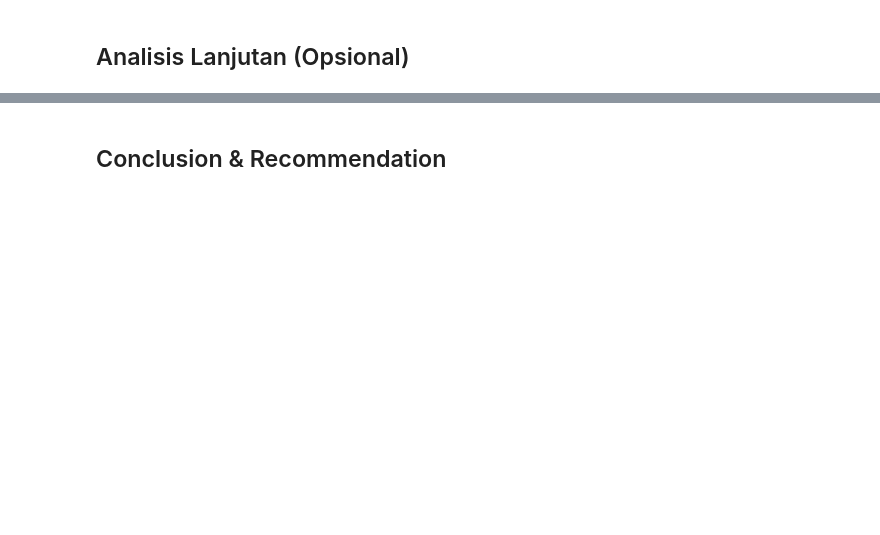
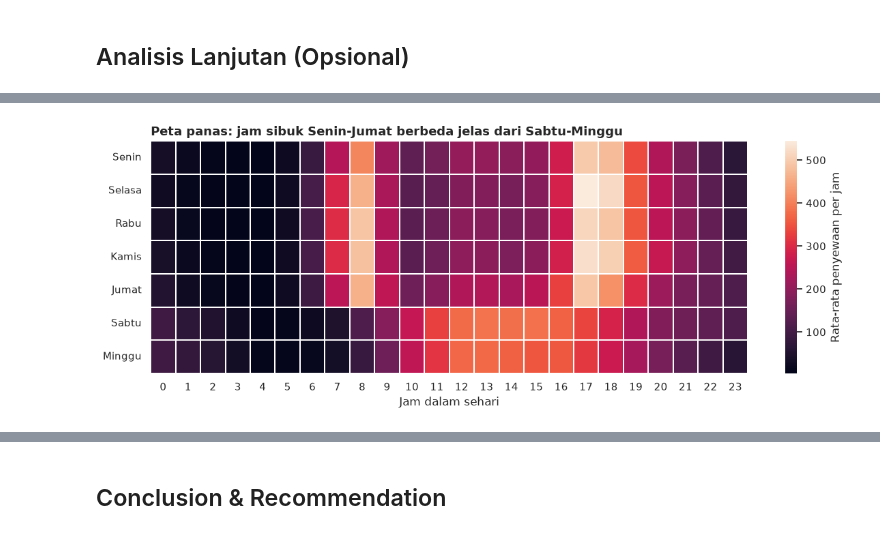
Before and after one commit to Hisyam-L/submission_fundadataanalisis, a Jupyter notebook: Proyek_Analisis_Data.ipynb, the cells around one changed output, grey strips where cells are left out. Saved outputs shown, nothing was run; the diff lists cells and outputs as text; code cells hidden in the pictures; blank space fills up the shorter version.

```diff
--- a/Proyek_Analisis_Data.ipynb
+++ b/Proyek_Analisis_Data.ipynb
@@ -58,0 +96,4 @@ Keterangan:
+# %%
+hour_df = pd.read_csv("data/hour.csv")
+print("Ukuran hour_df:", hour_df.shape)
+hour_df.head()
@@ -78,0 +279,7 @@ Keterangan:
+# %%
+# 1) Ubah tipe data tanggal dari string menjadi datetime
+for df in (day_df, hour_df):
+    df["dteday"] = pd.to_datetime(df["dteday"])
+
+print(day_df["dteday"].dtype, "|", hour_df["dteday"].dtype)
+print("Rentang tanggal:", day_df["dteday"].min().date(), "s.d.", day_df["dteday"].max().date())
@@ -78,0 +343,11 @@ Keterangan:
+# %%
+# 4) Perbaiki nilai invalid: kelembapan 0% dianggap tidak terukur -> interpolasi dari hari/jam di sekitarnya
+day_df = day_df.sort_values("dteday").reset_index(drop=True)
+hour_df = hour_df.sort_values(["dteday", "hr"]).reset_index(drop=True)
+
+for df in (day_df, hour_df):
+    df.loc[df["hum_pct"] == 0, "hum_pct"] = np.nan
+    df["hum_pct"] = df["hum_pct"].interpolate(limit_direction="both")
+
+print("hum_pct == 0 tersisa (day, hour):", (day_df["hum_pct"] == 0).sum(), (hour_df["hum_pct"] == 0).sum())
+print("Kelembapan 2011-03-10 setelah diperbaiki:", day_df.loc[day_df["dteday"] == "2011-03-10", "hum_pct"].round(1).iloc[0], "%")
@@ -102,0 +758,13 @@ Keterangan:
+# %%
+urutan_hari = ["Senin", "Selasa", "Rabu", "Kamis", "Jumat", "Sabtu", "Minggu"]
+heat = hour_full.pivot_table(index="weekday_name", columns="hr", values="cnt", aggfunc="mean").reindex(urutan_hari)
+
+fig, ax = plt.subplots(figsize=(12, 4.5))
+sns.heatmap(heat, ax=ax, cbar_kws={"label": "Rata-rata penyewaan per jam"}, linewidths=0.3, linecolor="white")
+ax.set_title("Peta panas: jam sibuk Senin-Jumat berbeda jelas dari Sabtu-Minggu", loc="left", fontsize=13, fontweight="bold")
+ax.set_xlabel("Jam dalam sehari")
+ax.set_ylabel("")
+plt.tight_layout()
+plt.show()
+# %% [output]
+[figure, added]
```
Also changed, not shown: parts of 84 cells of this notebook, 5 other files.
